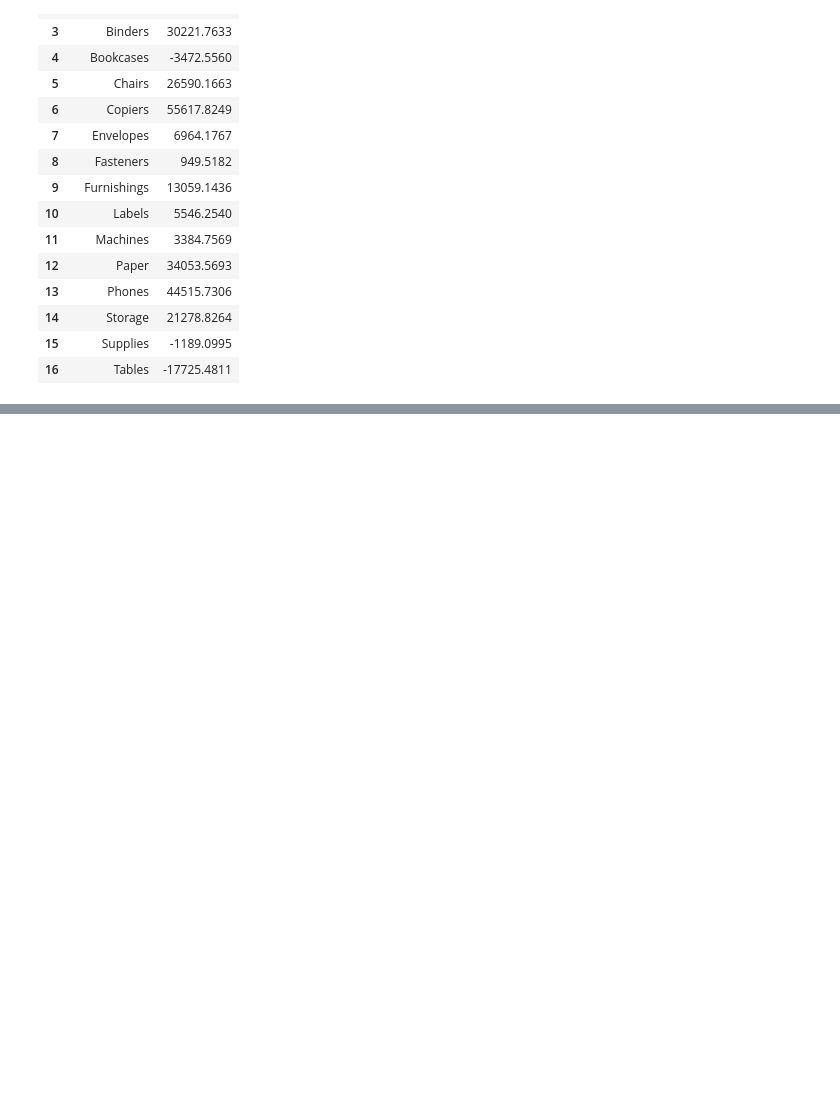
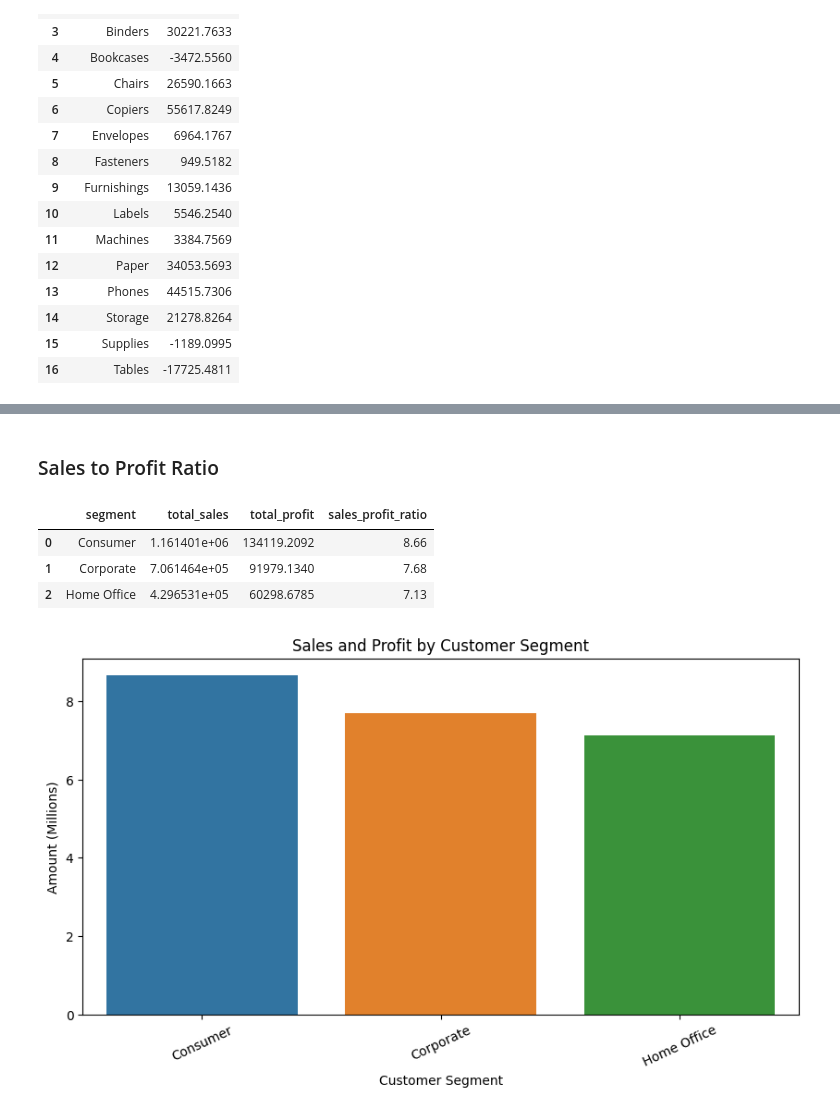
Before and after one commit to rahulghoshal/Superstore_Sales_Analysis, a Jupyter notebook: store_analysis.ipynb, the cells around one changed output, grey strips where cells are left out. Saved outputs shown, nothing was run; the diff lists cells and outputs as text; code cells hidden in the pictures; blank space fills up the shorter version.

```diff
--- a/store_analysis.ipynb
+++ b/store_analysis.ipynb
@@ -460,0 +486,21 @@ Text(0.5, 1.0, 'Sub-Category Profit Analysis')
+# %% [markdown]
+### Sales to Profit Ratio
+# %%
+sales_profit_by_segments['sales_profit_ratio'] = sales_profit_by_segments['total_sales'] / sales_profit_by_segments['total_profit']
+sales_profit_by_segments['sales_profit_ratio'] = sales_profit_by_segments['sales_profit_ratio'].round(2)
+sales_profit_by_segments
+# %% [output]
+|  | segment | total_sales | total_profit | sales_profit_ratio |
+| 0 | Consumer | 1.161401e+06 | 134119.2092 | 8.66 |
+| 1 | Corporate | 7.061464e+05 | 91979.1340 | 7.68 |
+| 2 | Home Office | 4.296531e+05 | 60298.6785 | 7.13 |
+# %%
+plt.figure(figsize=(10,5))
+sns.barplot(data=sales_profit_by_segments, x='segment',y='sales_profit_ratio',hue='segment')
+plt.title("Sales and Profit by Customer Segment")
+plt.xlabel("Customer Segment")
+plt.ylabel('Amount (Millions)')
+plt.xticks(rotation=25)
+plt.show()
+# %% [output]
+[figure, added]
```
Also changed, not shown: parts of 4 cells of this notebook.
